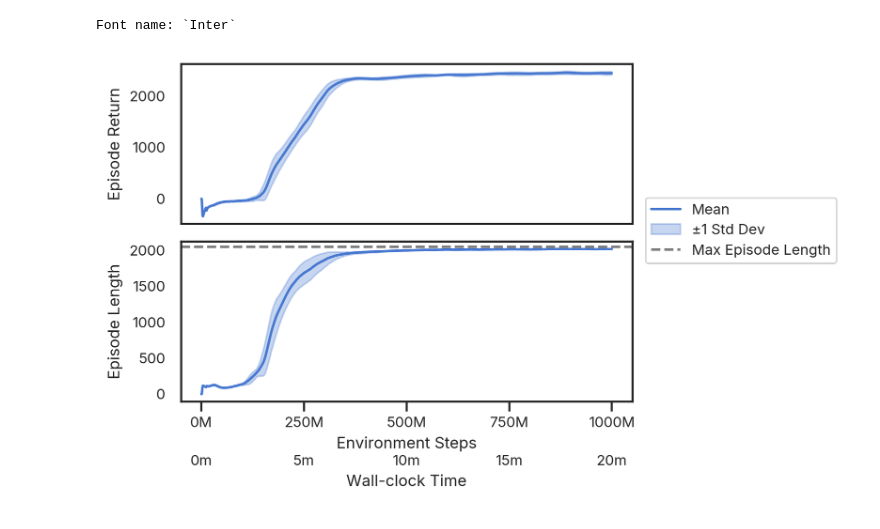
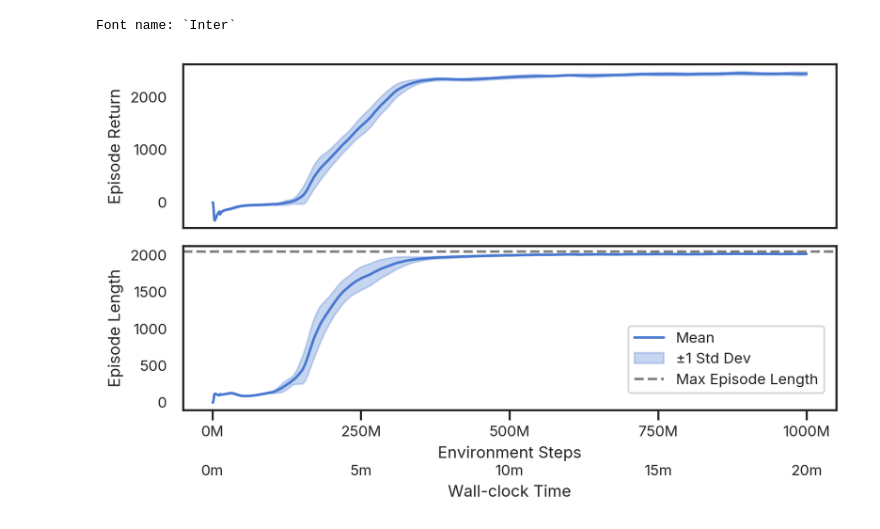
Before and after one commit to viktorlorentz/crazyMARL, a Jupyter notebook: crazymarl/experiments/plots/plot_training.ipynb, the cells around one changed output. Drawn from its saved outputs; the diff is of its cells as text; code cells hidden in the pictures.

Commit message:
fix train metrixs plot

```diff
--- a/crazymarl/experiments/plots/plot_training.ipynb
+++ b/crazymarl/experiments/plots/plot_training.ipynb
@@ -88,35 +88,34 @@ def plot_train_metrics(csv_path, width=textwidth):
 
     # Secondary wall-clock axis
     ax2 = ax.twiny()
     ax2.set_xlim(ax.get_xlim())
     ax2.spines['bottom'].set_position(('axes', -.3))
     ax2.spines['bottom'].set_visible(False)
     ax2.xaxis.set_ticks_position('bottom')
     ax2.xaxis.set_label_position('bottom')
     ax2.set_xlabel('Wall-clock Time')
     ax2.set_xticks(env_ticks)
     ax2.xaxis.set_major_formatter(time_fmt)
     ax2.tick_params(axis='x', length=0)
 
     # Shared X label on bottom subplot
     axes[-1].set_xlabel('Environment Steps')
 
     # Consolidate legend to the right of the plots
     handles, labels = axes[1].get_legend_handles_labels()
     fig.legend(
         handles, labels,
-        loc='center right',
-        bbox_to_anchor=(1, 0.6),
-        borderaxespad=0
+        loc='lower right',
+        bbox_to_anchor=(0.97, 0.25),
     )
 
     # Adjust layout to make room for legend
-    fig.tight_layout(rect=[0, 0, 0.75, 1])
+    fig.tight_layout()
     return fig
 
 fig = plot_train_metrics('train_metrics.csv')
 
 # Save the figure
 fig.savefig('out/train_metrics.pdf', bbox_inches='tight')
 # %% [output]
-[figure, old version]
+[figure, new version]
```
Also changed, not shown: 1 other file.
